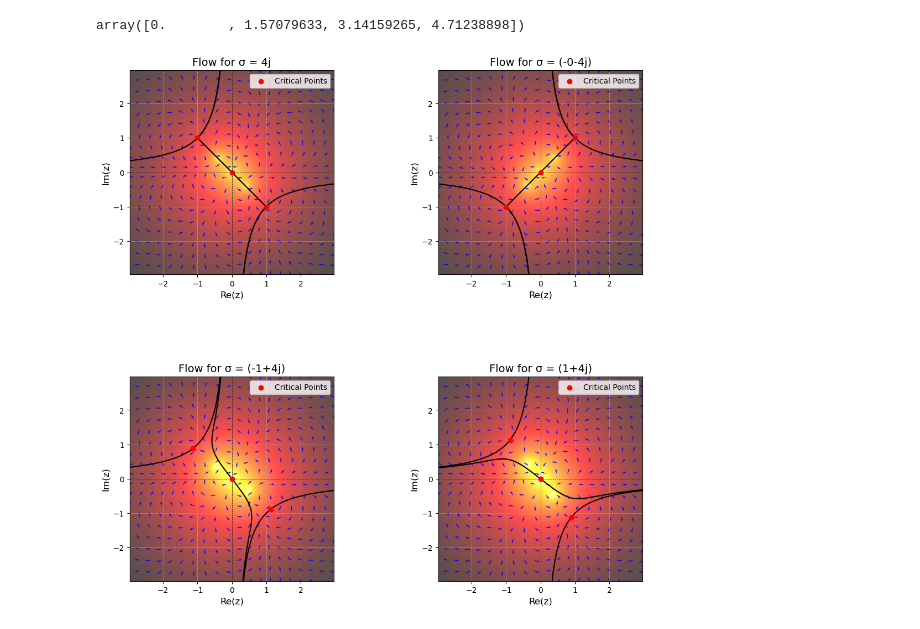
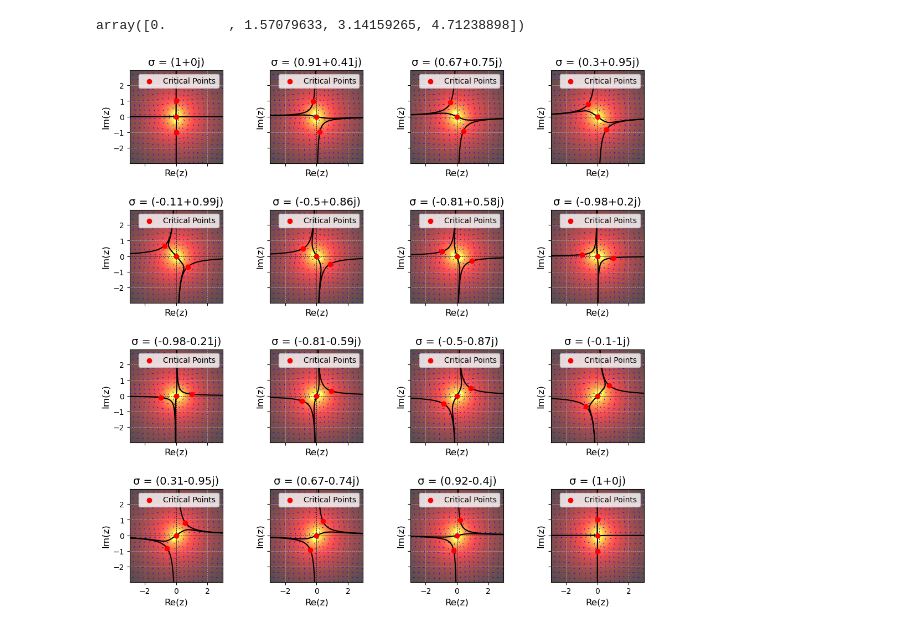
Before and after one commit to FabianHelmberger/Master_project, a Jupyter notebook: histograms/thimbles.ipynb, the cells around one changed output. Cells and saved outputs as stored; diff of their text form; code cells hidden in the pictures.

```diff
--- a/histograms/thimbles.ipynb
+++ b/histograms/thimbles.ipynb
@@ -24,21 +20,24 @@ Using Numba
 import numpy as np
 import matplotlib.pyplot as plt
 from scipy.integrate import solve_ivp
-
+r = 1
 def S(z, beta = 1):
     """Action S(z) = 1/2 * sigma * z^2 + interaction / 4 * z^4"""
-    return beta * 1j * np.cos(z)
+    return beta * 1j * np.cos(z) + r*(z**2-np.pi**2) - np.exp(1j*beta)
+    # return beta * 1j * np.cos(z)
 
 def S_prime(z, beta=1):
     """Derivative of the action with respect to z."""
-    return -beta * 1j * np.sin(z)
+    return -beta * 1j * np.sin(z) + 2*r*z
+    # return -beta * 1j * np.sin(z)
 
 def crit_points():
     """Find the critical points of the action."""
     cp0 = -np.pi
     cp1 = 0
     cp2 = +np.pi
-    return np.array([cp0, cp1, cp2])
+    return np.array([0])
+    #return np.array([cp0, cp1, cp2])
 
 def flow_equation(t, z, beta = 1):
     """The flow equation dz/dt = conjugate(S'(z))"""
@@ -62,7 +61,6 @@ for idx, cp in enumerate(critical_points):
         z_values = solution.y[0]
         plt.plot(z_values.real, z_values.imag, color='black')
 plt.scatter(critical_points.real, critical_points.imag, color='red', zorder=5, label="Critical Points")
-
 
 
 x = np.linspace(*x_range, 20)
@@ -217,13 +215,12 @@ def flow_equation(t, z, sigma, interaction):
     return dz_dt
 
 # Set the values of interaction and sigma values
-interaction = 2
-
-sigma_values = 4*np.array([np.cos(np.radians(angle) + 0.005) + 1j * np.sin(np.radians(angle) + 0.005) for angle in np.linspace(0, 270, 4)])
-sigma_values = [4j, -4j, 4j-1, 4j+1]
+interaction = 1
+num = int(4**2)
+sigma_values = np.array([np.cos(np.radians(angle) + 0.005) + 1j * np.sin(np.radians(angle) + 0.005) for angle in np.linspace(0, 360, num)])
 
 # Set up the subplots
-fig, axes = plt.subplots(2, 2, figsize=(12, 12))
+fig, axes = plt.subplots(int(np.sqrt(num)), int(np.sqrt(num)), figsize=(12, 12), sharex= True, sharey = True)
 axes = axes.flatten()
 fig.subplots_adjust(hspace=0.5, wspace=0.5)  # Adjust spacing between subplots
 
@@ -257,32 +254,32 @@ for sigma, ax in zip(sigma_values, axes):
     Z = X + 1j * Y
     S_values = S(Z, sigma=sigma)
     U = np.real(S_values)
     V = np.imag(S_values)
     mags = np.abs(S_values) * 2
     ax.quiver(X, Y, U/mags, V/mags, color="blue", angles="xy", scale=20, alpha=0.9)
 
     # Add background heatmap for S_prime values
     x = np.linspace(*x_range, 200)
     y = np.linspace(*y_range, 200)
     X, Y = np.meshgrid(x, y)
     Z = X + 1j * Y
     S_values = S_prime(Z, sigma=sigma)
     mags = np.abs(S_values)
     ax.imshow(-np.log10(mags), extent=[*x_range, *y_range], origin='lower', cmap='hot', alpha=0.7)
 
     # Set plot details for each subplot
-    ax.set_title(f'Flow for σ = {np.round(sigma, decimals=2)}', fontsize=14)
+    ax.set_title(f'σ = {np.round(sigma, decimals=2)}', fontsize=14)
     ax.set_xlabel('Re(z)', fontsize=12)
     ax.set_ylabel('Im(z)', fontsize=12)
     ax.axhline(0, color="black", linewidth=0.5, linestyle="--")
     ax.axvline(0, color="black", linewidth=0.5, linestyle="--")
     ax.grid(True, which='both', linestyle='--', linewidth=0.5)
     ax.set_aspect('equal', adjustable='box')
     ax.legend(loc='upper right')
 
     ax.set_xlim(*(val * 0.99 for val in x_range))
     ax.set_ylim(*(val * 0.99 for val in y_range))
 
 plt.show()
 # %% [output]
-[figure, old version]
+[figure, new version]
```
Also changed, not shown: parts of 1 cell of this notebook.
